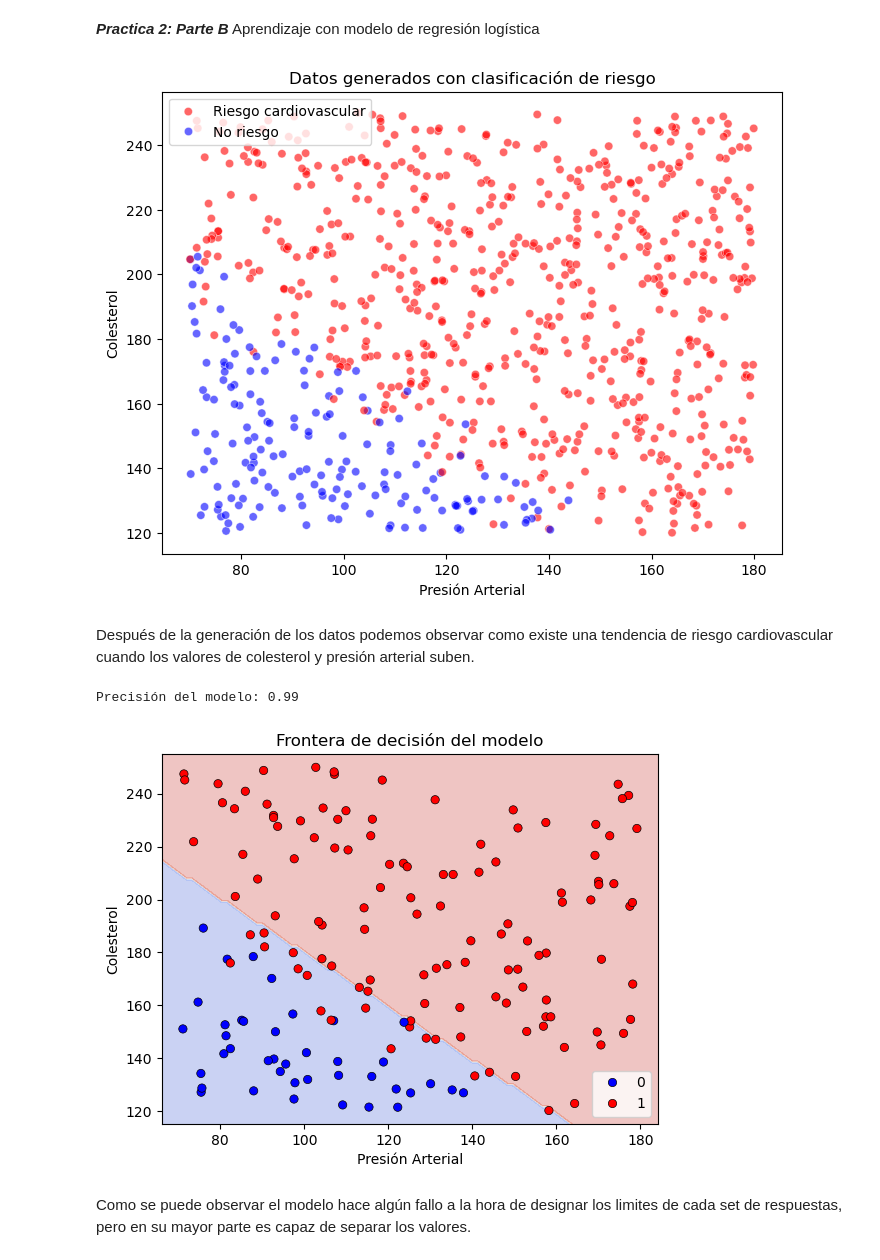
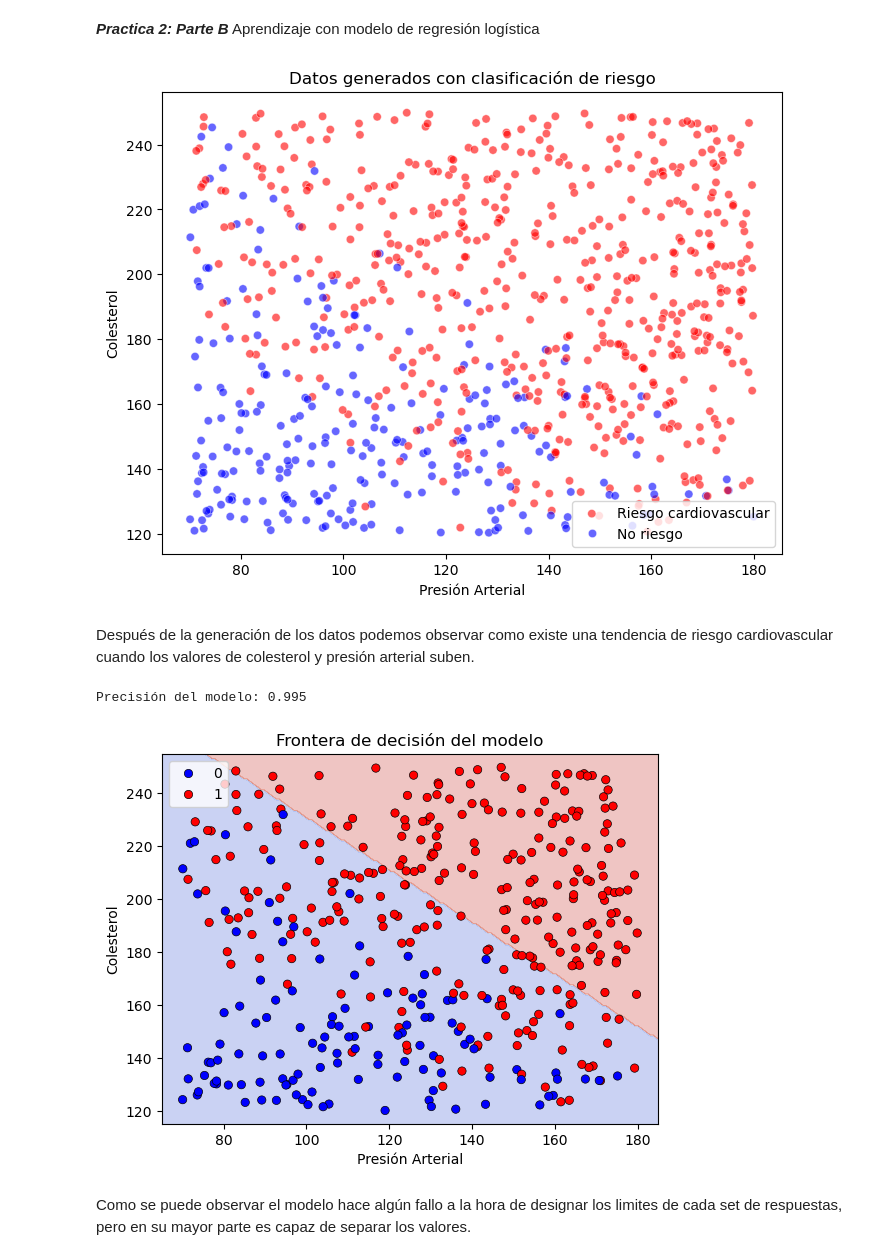
Before and after one commit to BoolDan/AA2025, a Jupyter notebook: Practica_2_Daniel/Practica_2_B.ipynb, the cells around one changed output. Cells and saved outputs as stored; diff of their text form; code cells hidden in the pictures.

```diff
--- a/Practica_2_Daniel/Practica_2_B.ipynb
+++ b/Practica_2_Daniel/Practica_2_B.ipynb
@@ -21,7 +21,7 @@ def generar_datos(n):
     # Presión arterial, si esta por encima de 100.
     # Colesteron por encima de 180.
     # Se suman las probabilidades para definir el factor de riesgo.
-    prob_riesgo = (presion_arterial - 100) / 100 + (colesterol - 180) / 100 + (0.3 * edad)/100
+    prob_riesgo = (presion_arterial - 100) / 100 + (colesterol - 180) / 100 + (edad - 50)/100
     # Se aplica la ecuación de la regresión logística.
     prob_riesgo = 1 / (1 + np.exp(-prob_riesgo))
 
@@ -42,39 +42,39 @@ plt.title("Datos generados con clasificación de riesgo")
 plt.legend(["Riesgo cardiovascular", "No riesgo"])
 plt.show()
 # %% [output]
-[figure, old version]
+[figure, new version]
 # %% [markdown]
 Después de la generación de los datos podemos observar como existe una tendencia de riesgo cardiovascular cuando los valores de colesterol y presión arterial suben.
 # %%
 # 3. Entrenar modelo de regresión logística
-X_train, X_test, y_train, y_test = train_test_split(X, y, test_size=0.2, random_state=42)
+X_train, X_test, y_train, y_test = train_test_split(X, y, test_size=0.5, random_state=42)
 modelo = LogisticRegression()
 modelo.fit(X_train, y_train)
 
 # 4. Evaluación del modelo
 predicciones = modelo.predict(X_test)
 accuracy = accuracy_score(y_test, predicciones)
-print(f"Precisión del modelo: {accuracy:.2f}")
+print("Precisión del modelo: {}".format(accuracy))
 
 # 5. Visualización de la frontera de decisión
 def plot_decision_boundary(model, X, y):
     x_min, x_max = X[:, 0].min() - 5, X[:, 0].max() + 5
     y_min, y_max = X[:, 1].min() - 5, X[:, 1].max() + 5
-    xx, yy = np.meshgrid(np.linspace(x_min, x_max, 100), np.linspace(y_min, y_max, 100))
+    xx, yy = np.meshgrid(np.linspace(x_min, x_max, 200), np.linspace(y_min, y_max, 200))
     Z = model.predict(np.c_[xx.ravel(), yy.ravel(), np.zeros_like(xx.ravel())])
     Z = Z.reshape(xx.shape)
 
     plt.contourf(xx, yy, Z, alpha=0.3, cmap='coolwarm')
     sns.scatterplot(x=X[:, 0], y=X[:, 1], hue=y, palette=['blue', 'red'], edgecolor='k')
     plt.xlabel("Presión Arterial")
     plt.ylabel("Colesterol")
     plt.title("Frontera de decisión del modelo")
     plt.show()
 
 plot_decision_boundary(modelo, X_test, y_test)
 # %% [output]
-Precisión del modelo: 0.99
+Precisión del modelo: 0.995
-[figure, old version]
+[figure, new version]
 # %% [markdown]
 Como se puede observar el modelo hace algún fallo a la hora de designar los limites de cada set de respuestas, pero en su mayor parte es capaz de separar los valores.
 # %%
```
Also changed, not shown: parts of 2 cells of this notebook.
